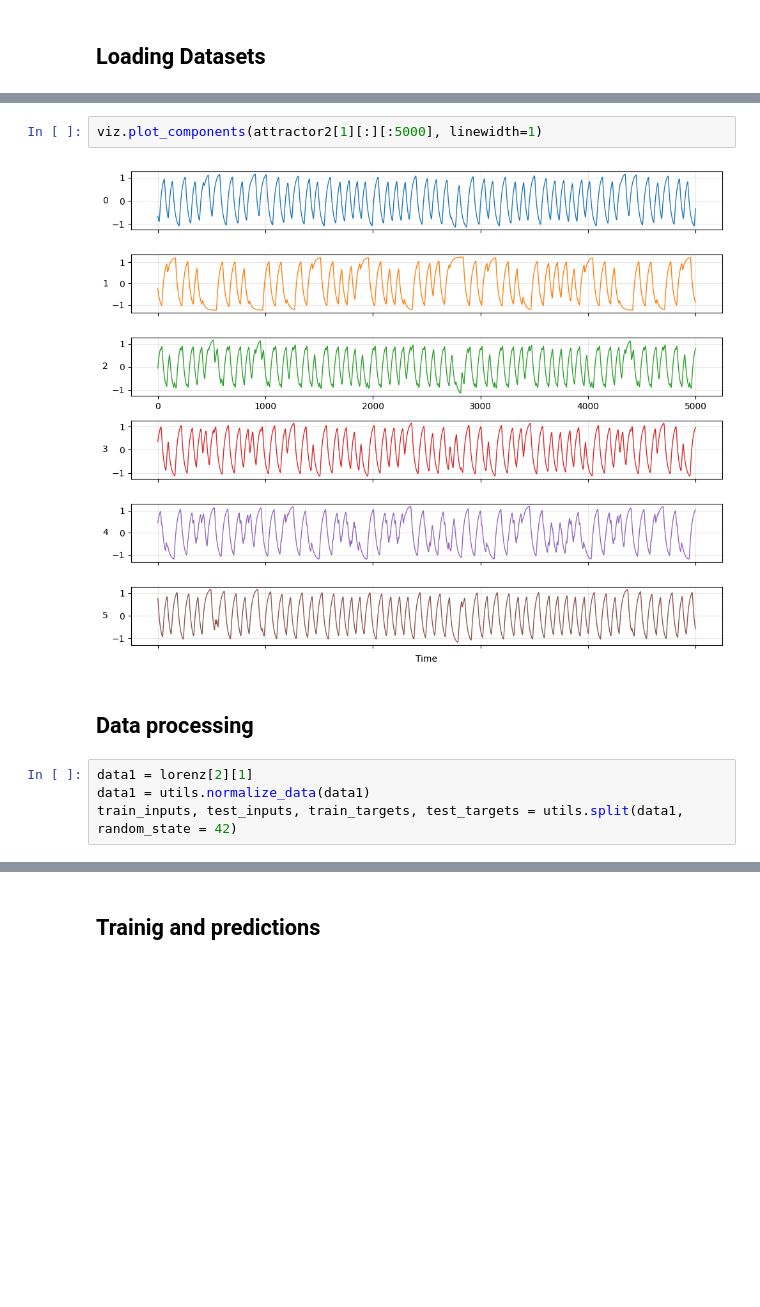
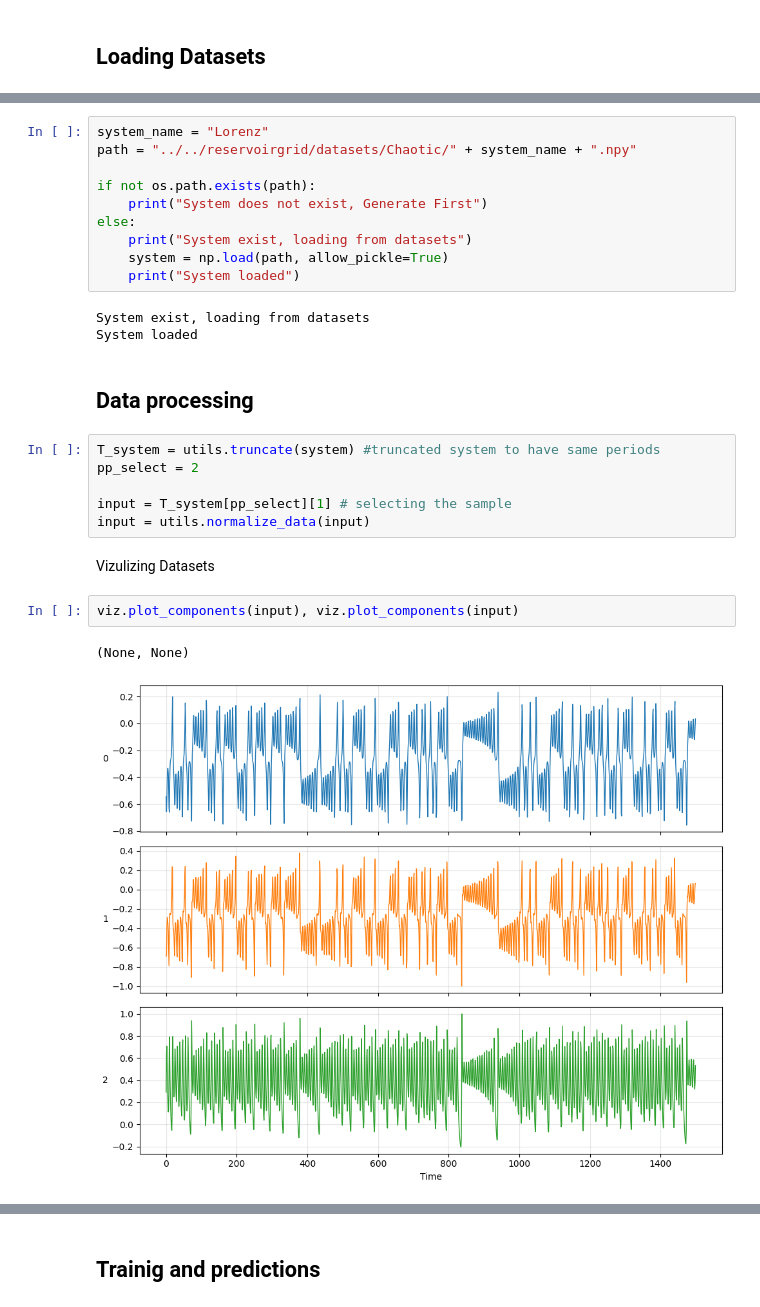
Before and after one commit to jaychotaliya987/Reservoir_Pytorch, a Jupyter notebook: Examples/Input_Discretization/notebook.ipynb, the cells around one changed output, grey strips where cells are left out. Cells and saved outputs as stored; diff of their text form; blank space fills up the shorter version.

```diff
--- a/Examples/Input_Discretization/notebook.ipynb
+++ b/Examples/Input_Discretization/notebook.ipynb
@@ -60,10 +42,28 @@ viz.compare_plot(datasets=[attractor1[1][:,0:3],attractor2[1][:,0:3]], titles=[a
-# %%
-viz.plot_components(attractor2[1][:][:5000], linewidth=1)
-# %% [output]
-[figure, removed]
+# %%
+system_name = "Lorenz"
+path = "../../reservoirgrid/datasets/Chaotic/" + system_name + ".npy"
+
+if not os.path.exists(path):
+    print("System does not exist, Generate First")
+else:
+    print("System exist, loading from datasets")
+    system = np.load(path, allow_pickle=True)
+    print("System loaded")
+# %% [output]
+System exist, loading from datasets
+System loaded
 # %% [markdown]
 ## Data processing
 # %%
-data1 = lorenz[2][1]
-data1 = utils.normalize_data(data1)
-train_inputs, test_inputs, train_targets, test_targets = utils.split(data1, random_state = 42)
+T_system = utils.truncate(system) #truncated system to have same periods
+pp_select = 2
+
+input = T_system[pp_select][1] # selecting the sample
+input = utils.normalize_data(input)
+# %% [markdown]
+Vizulizing Datasets
+# %%
+viz.plot_components(input), viz.plot_components(input)
+# %% [output]
+(None, None)
+[figure, added]
```
Also changed, not shown: parts of 15 cells of this notebook, 5 other files.
